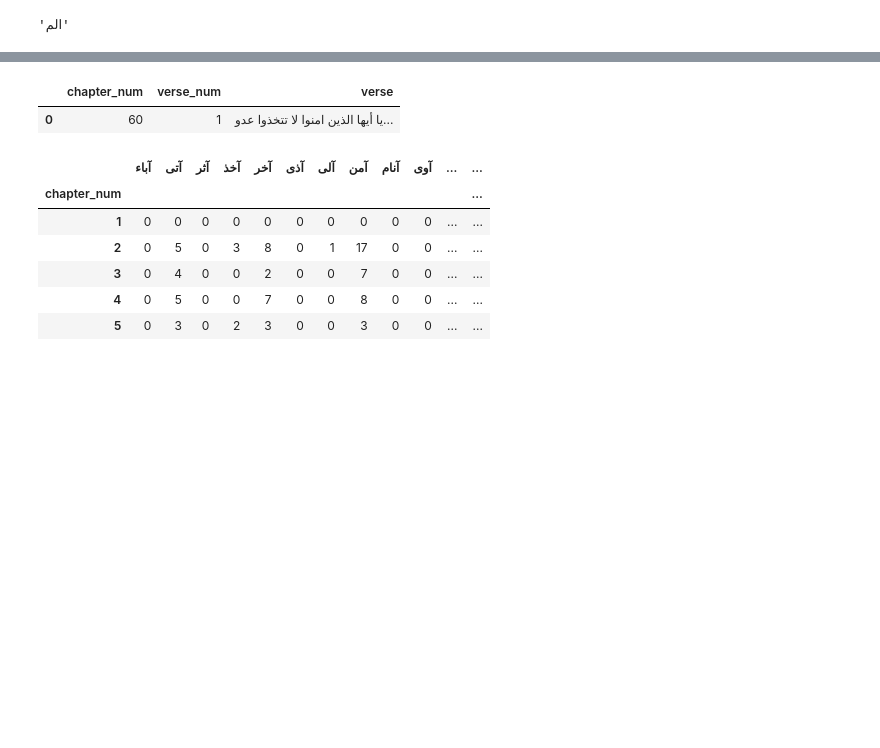
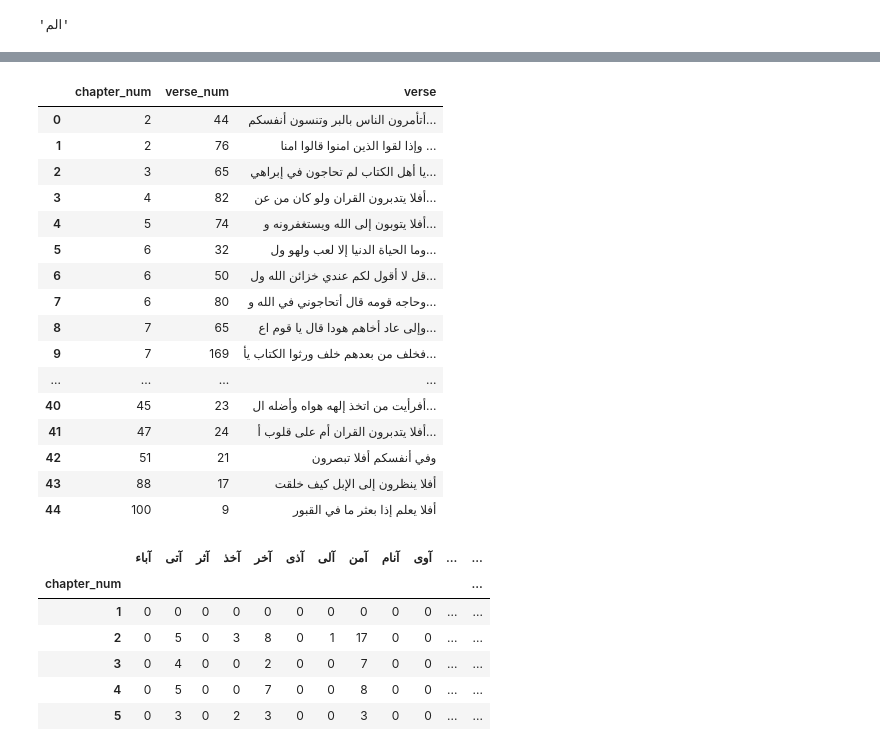
Before and after one commit to Saleh-Alabbas/search_engine_on_the_Quran, a Jupyter notebook: ml/data_cleaning.ipynb, the cells around one changed output, grey strips where cells are left out. Drawn from its saved outputs; the diff is of its cells as text; code cells hidden in the pictures; blank space fills up the shorter version.

```diff
--- a/ml/data_cleaning.ipynb
+++ b/ml/data_cleaning.ipynb
@@ -371,9 +391,24 @@ def search(text, quran, stem= False):
 # %%
-A=search("مرضاتي", quran_A )
+A=search("أفلا", quran_A, stem= False )
 A
 # %% [output]
 |  | chapter_num | verse_num | verse |
-| 0 | 60 | 1 | يا أيها الذين امنوا لا تتخذوا عدو... |
+| 0 | 2 | 44 | أتأمرون الناس بالبر وتنسون أنفسكم... |
+| 1 | 2 | 76 | وإذا لقوا الذين امنوا قالوا امنا ... |
+| 2 | 3 | 65 | يا أهل الكتاب لم تحاجون في إبراهي... |
+| 3 | 4 | 82 | أفلا يتدبرون القران ولو كان من عن... |
+| 4 | 5 | 74 | أفلا يتوبون إلى الله ويستغفرونه و... |
+| 5 | 6 | 32 | وما الحياة الدنيا إلا لعب ولهو ول... |
+| 6 | 6 | 50 | قل لا أقول لكم عندي خزائن الله ول... |
+| 7 | 6 | 80 | وحاجه قومه قال أتحاجوني في الله و... |
+| 8 | 7 | 65 | وإلى عاد أخاهم هودا قال يا قوم اع... |
+| 9 | 7 | 169 | فخلف من بعدهم خلف ورثوا الكتاب يأ... |
+| ... | ... | ... | ... |
+| 40 | 45 | 23 | أفرأيت من اتخذ إلهه هواه وأضله ال... |
+| 41 | 47 | 24 | أفلا يتدبرون القران أم على قلوب أ... |
+| 42 | 51 | 21 | وفي أنفسكم أفلا تبصرون |
+| 43 | 88 | 17 | أفلا ينظرون إلى الإبل كيف خلقت |
+| 44 | 100 | 9 | أفلا يعلم إذا بعثر ما في القبور |
 # %%
 from nltk.corpus import stopwords
 stopwords_list = stopwords.words('arabic')
```
Also changed, not shown: parts of 5 cells of this notebook, 2 other files.
